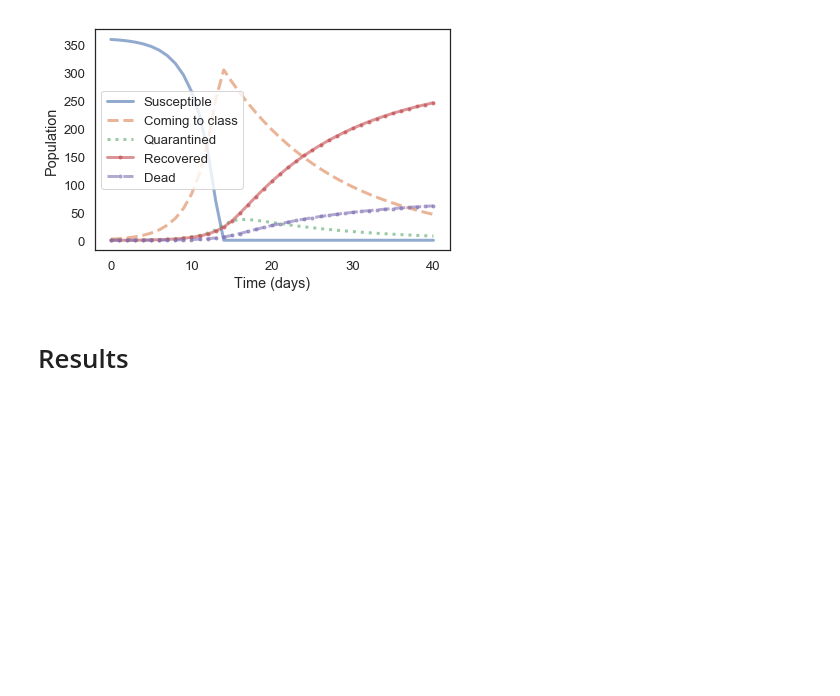
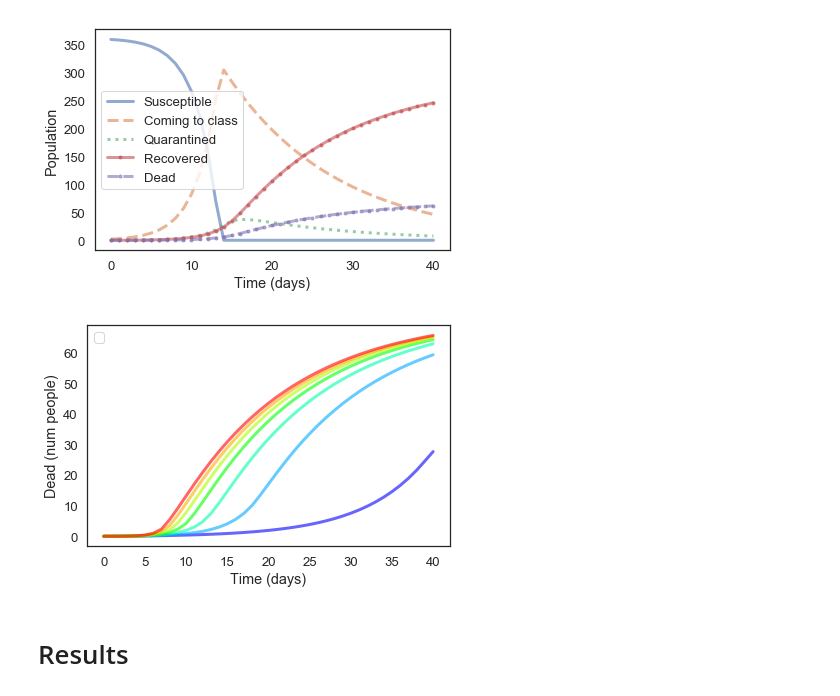
Before and after one commit to AustinVes/ModSim-Project2, a Jupyter notebook: project_notebook.ipynb, the cells around one changed output. Cells and saved outputs as stored; diff of their text form; code cells hidden in the pictures; blank space fills up the shorter version.

Commit message:
added parameter sweep

```diff
--- a/project_notebook.ipynb
+++ b/project_notebook.ipynb
@@ -131,6 +128,31 @@ print(results)
 39        0   8.10314  49.7764   243.296    60.8241
 40        0   7.53592  46.2921   246.538    61.6344
 [figure]
+# %%
+def sweep_contacts(system, init, t_end, dt, contacts):
+    from copy import deepcopy
+
+    sweep_results = SweepSeries()
+
+    for num_contact in contacts:
+        sweep_system = deepcopy(system)
+        sweep_system.i = 0.1 * 5/24 * num_contact
+        sweep_results[num_contact] = run_simulation(sweep_system, init, t_end, dt)['D']
+
+    return sweep_results
+# %%
+contacts = range(10,80,10)
+sweep_results = sweep_contacts(system, init, 40, 1, contacts)
+
+from colour import Color
+blue = Color('blue')
+color_range = list(blue.range_to(Color('red'),len(contacts)))
+
+for (entry,color) in zip(sweep_results, color_range):
+    plot(entry, color=color.rgb)
+decorate(xlabel='Time (days)', ylabel='Dead (num people)')
+# %% [output]
+[figure, added]
 # %% [markdown]
 # Results
 # %%
```
Also changed, not shown: parts of 2 cells of this notebook.
